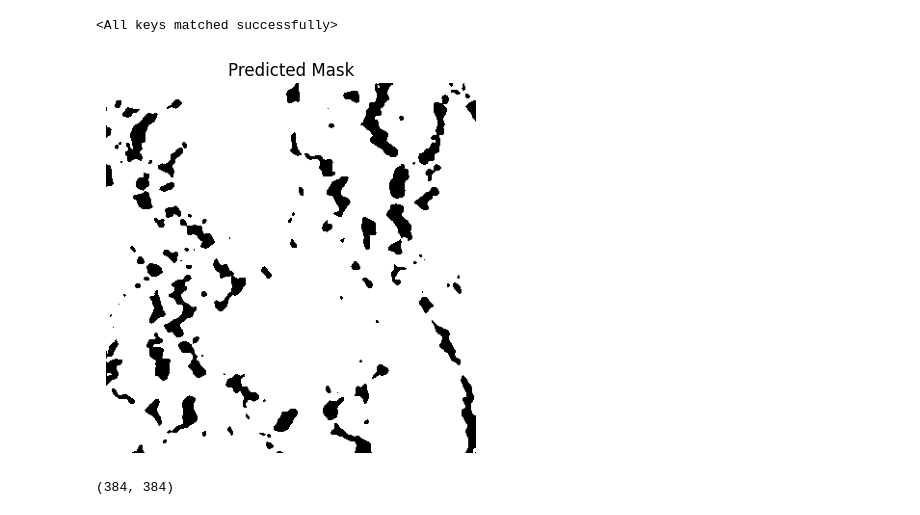
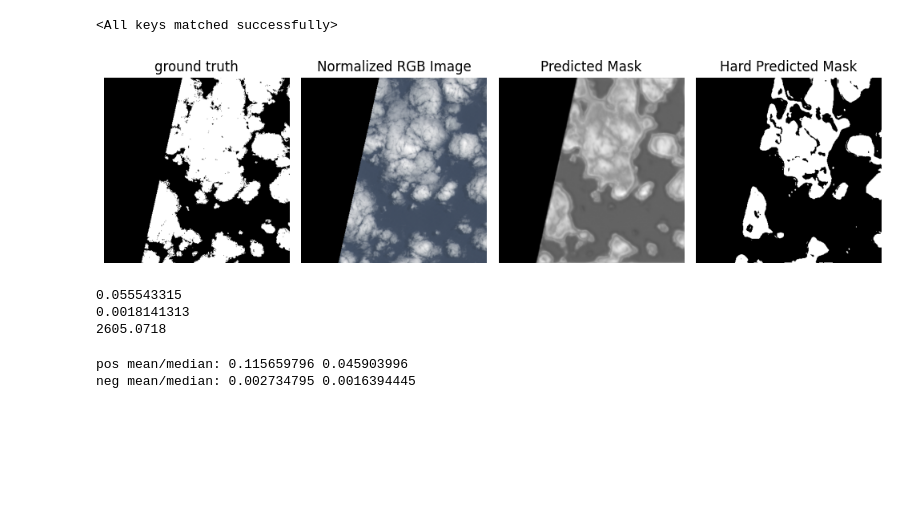
Before and after one commit to GarvitSonii/foundational_model, a Jupyter notebook: veiw_and_check_data.ipynb, the cells around one changed output. Saved outputs shown, nothing was run; the diff lists cells and outputs as text; code cells hidden in the pictures; blank space fills up the shorter version.

Commit message:
testing model and snn

```diff
--- a/veiw_and_check_data.ipynb
+++ b/veiw_and_check_data.ipynb
@@ -80,11 +77,11 @@ import torch
 from models import UNetSmall
 # %%
 device = torch.device("cuda" if torch.cuda.is_available() else "cpu")
-best_iou, best_path = 0.0, "unet_cloud95.pt"
+path = "models/model_4.pt"
 
 model = UNetSmall(in_ch=4, out_ch=1).to(device)
 
-ckpt = torch.load(best_path, map_location=device)
+ckpt = torch.load(path, map_location=device)
 
 state_dict = ckpt["model_state"] if isinstance(ckpt, dict) and "model_state" in ckpt else ckpt
 
@@ -100,11 +95,51 @@ pred_mask = (pred > 0.5).float().squeeze().cpu().numpy()
-# %%
-plt.imshow(pred_mask, cmap="gray")
-plt.title("Predicted Mask")
-plt.axis("off")
-plt.show()
-# %% [output]
-[figure, removed]
-# %%
-print(R.shape)
-# %% [output]
-(384, 384)
+# %%
+pred_mask = (pred > 0.1).float().squeeze().cpu().numpy()
+# %%
+img = Image.open(image_path_gt).convert('L')
+plt.figure(figsize=(10, 5))
+plt.subplots_adjust(wspace=0.3)
+
+plt.subplot(1, 4, 1)
+plt.imshow(img, cmap='gray')
+plt.axis("off")
+plt.title("ground truth")
+
+plt.subplot(1, 4, 2)
+plt.imshow(rgb)
+plt.title("Normalized RGB Image")
+plt.axis("off")
+
+plt.subplot(1, 4, 3)
+plt.imshow(pred.float().squeeze().cpu().numpy(), cmap="gray")
+plt.title("Predicted Mask")
+plt.axis("off")
+
+plt.subplot(1, 4, 4)
+plt.imshow(pred_mask, cmap="gray")
+plt.title("Hard Predicted Mask")
+plt.axis("off")
+plt.tight_layout()
+plt.show()
+# %% [output]
+[figure, added]
+# %%
+print(np.max(pred.float().squeeze().cpu().numpy()))
+print(np.min(pred.float().squeeze().cpu().numpy()))
+print(np.sum(pred.float().squeeze().cpu().numpy()))
+# %% [output]
+0.055543315
+0.0018141313
+2605.0718
+# %%
+t=img/np.max(img)
+p=pred.float().squeeze().cpu().numpy()
+# per-pixel stats on positives vs negatives
+if t.max() > 1:
+    t = (t > 127).astype(np.uint8)
+pos_probs = p[t==1]
+neg_probs = p[t==0]
+print("pos mean/median:", pos_probs.mean(), np.median(pos_probs))
+print("neg mean/median:", neg_probs.mean(), np.median(neg_probs))
+# %% [output]
+pos mean/median: 0.115659796 0.045903996
+neg mean/median: 0.002734795 0.0016394445
```
Also changed, not shown: parts of 5 cells of this notebook, 2 other files.
